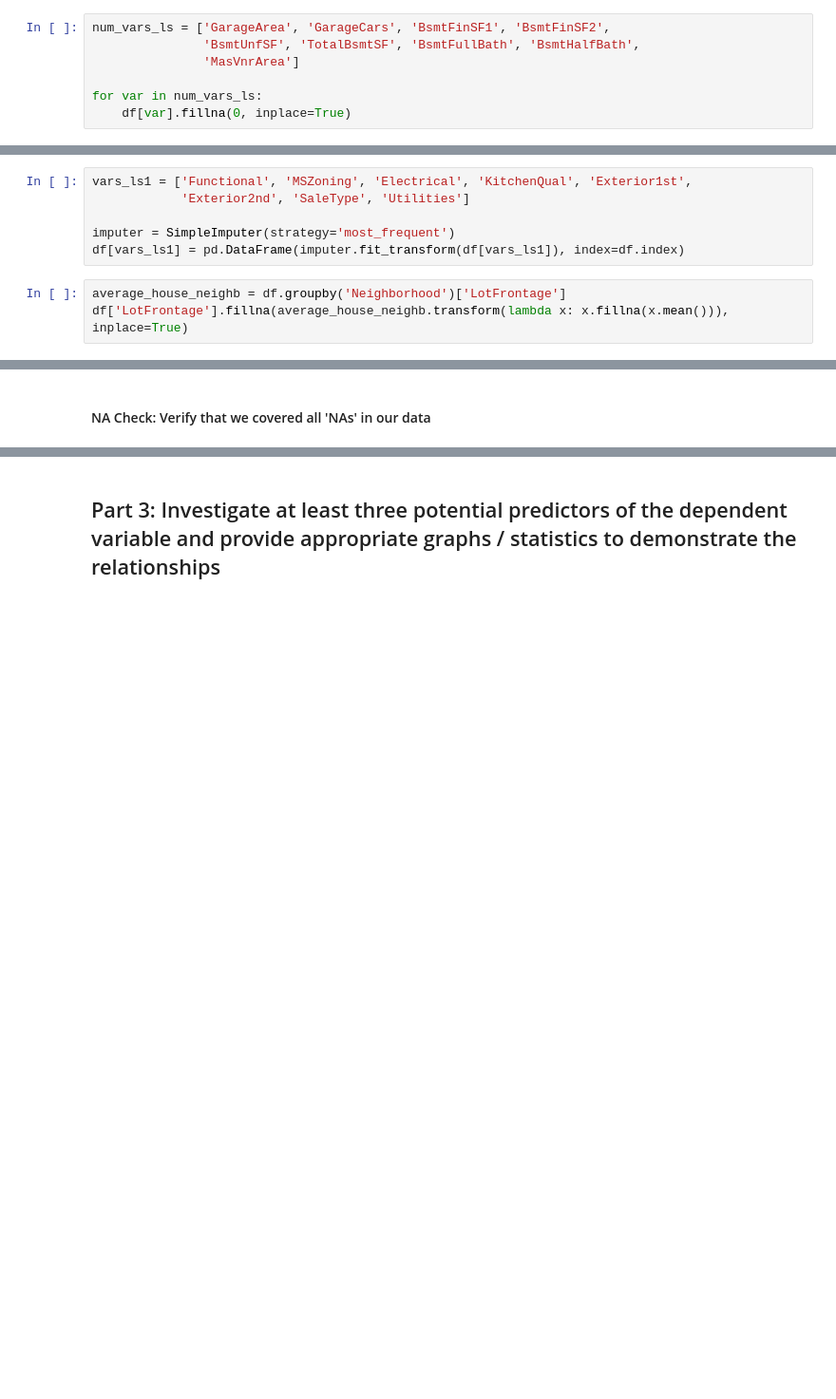
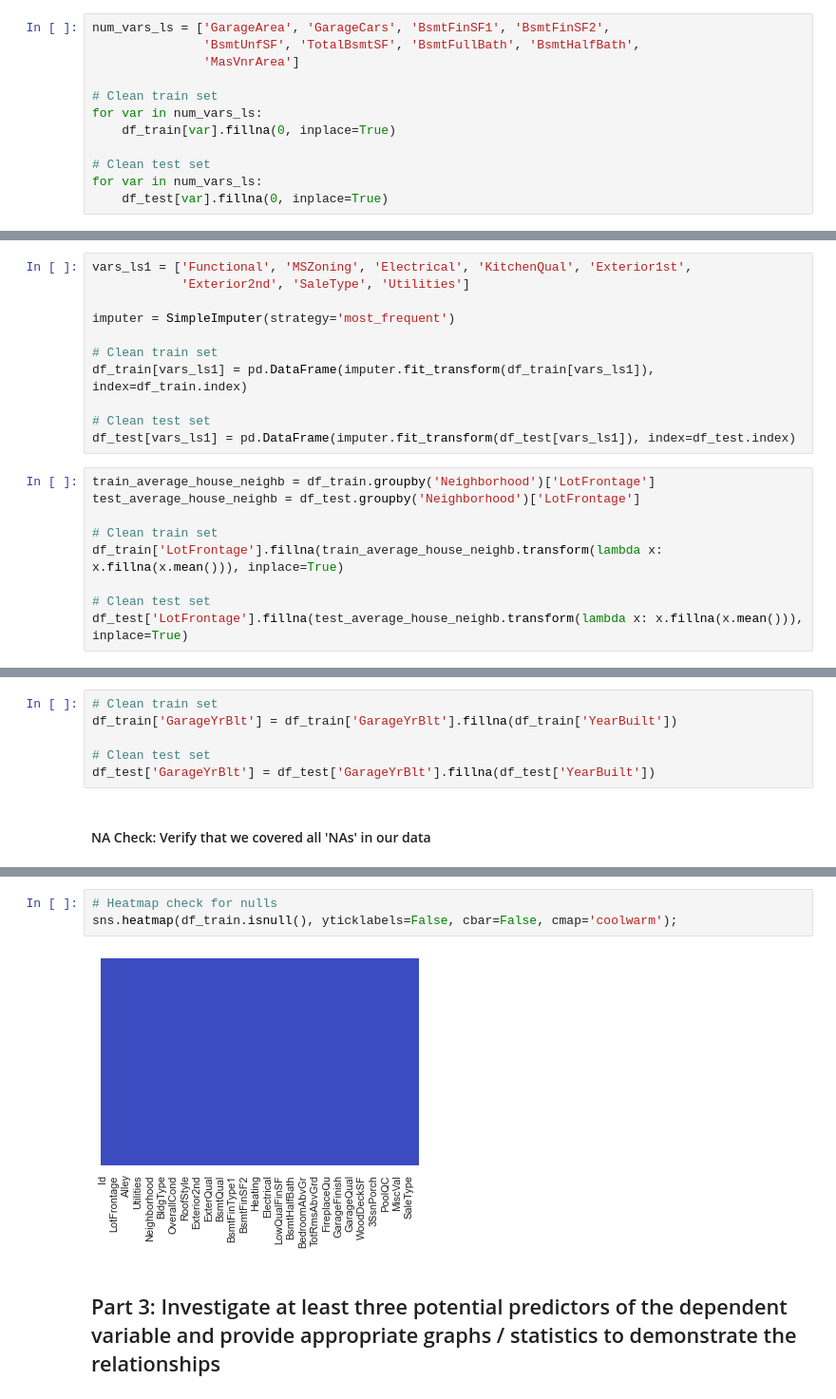
Before and after one commit to DrakeData/House_Price_EDA, a Jupyter notebook: MSDS422_Assignment1.ipynb, the cells around one changed output, grey strips where cells are left out. Shown at 95% size. Saved outputs shown, nothing was run; the diff lists cells and outputs as text; blank space fills up the shorter version.

```diff
--- a/MSDS422_Assignment1.ipynb
+++ b/MSDS422_Assignment1.ipynb
@@ -148,8 +171,13 @@ num_vars_ls = ['GarageArea', 'GarageCars', 'BsmtFinSF1', 'BsmtFinSF2',
                'BsmtUnfSF', 'TotalBsmtSF', 'BsmtFullBath', 'BsmtHalfBath',
                'MasVnrArea']
 
+# Clean train set
 for var in num_vars_ls:
-    df[var].fillna(0, inplace=True)
+    df_train[var].fillna(0, inplace=True)
+
+# Clean test set
+for var in num_vars_ls:
+    df_test[var].fillna(0, inplace=True)
 # %% [markdown]
 ### The remaining NAs will be handled:
 - Functional, MSZoning, Electrical, KitchenQual, Exterior1st, Exterior2nd, SaleType, and Utilities 'NAs' will be imputed with their most frequent value (mode).
@@ -160,7 +188,18 @@ vars_ls1 = ['Functional', 'MSZoning', 'Electrical', 'KitchenQual', 'Exterior1st'
             'Exterior2nd', 'SaleType', 'Utilities']
 
 imputer = SimpleImputer(strategy='most_frequent')
-df[vars_ls1] = pd.DataFrame(imputer.fit_transform(df[vars_ls1]), index=df.index)
+
+# Clean train set
+df_train[vars_ls1] = pd.DataFrame(imputer.fit_transform(df_train[vars_ls1]), index=df_train.index)
+
+# Clean test set
+df_test[vars_ls1] = pd.DataFrame(imputer.fit_transform(df_test[vars_ls1]), index=df_test.index)
 # %%
-average_house_neighb = df.groupby('Neighborhood')['LotFrontage']
-df['LotFrontage'].fillna(average_house_neighb.transform(lambda x: x.fillna(x.mean())), inplace=True)
+train_average_house_neighb = df_train.groupby('Neighborhood')['LotFrontage']
+test_average_house_neighb = df_test.groupby('Neighborhood')['LotFrontage']
+
+# Clean train set
+df_train['LotFrontage'].fillna(train_average_house_neighb.transform(lambda x: x.fillna(x.mean())), inplace=True)
+
+# Clean test set
+df_test['LotFrontage'].fillna(test_average_house_neighb.transform(lambda x: x.fillna(x.mean())), inplace=True)
@@ -169,3 +206,9 @@ df['GarageYrBlt'] = df['GarageYrBlt'].fillna(df['YearBuilt'])
+# %%
+# Clean train set
+df_train['GarageYrBlt'] = df_train['GarageYrBlt'].fillna(df_train['YearBuilt'])
+
+# Clean test set
+df_test['GarageYrBlt'] = df_test['GarageYrBlt'].fillna(df_test['YearBuilt'])
 # %% [markdown]
 #### NA Check: Verify that we covered all 'NAs' in our data
 # %%
@@ -175,3 +220,8 @@ Number of NAs: 0
+# %%
+# Heatmap check for nulls
+sns.heatmap(df_train.isnull(), yticklabels=False, cbar=False, cmap='coolwarm');
+# %% [output]
+[figure, added]
 # %% [markdown]
 ## Part 3: Investigate at least three potential predictors of the dependent variable and provide appropriate graphs / statistics to demonstrate the relationships
 # %% [markdown]
```
Also changed, not shown: parts of 33 cells of this notebook, 4 other files.
